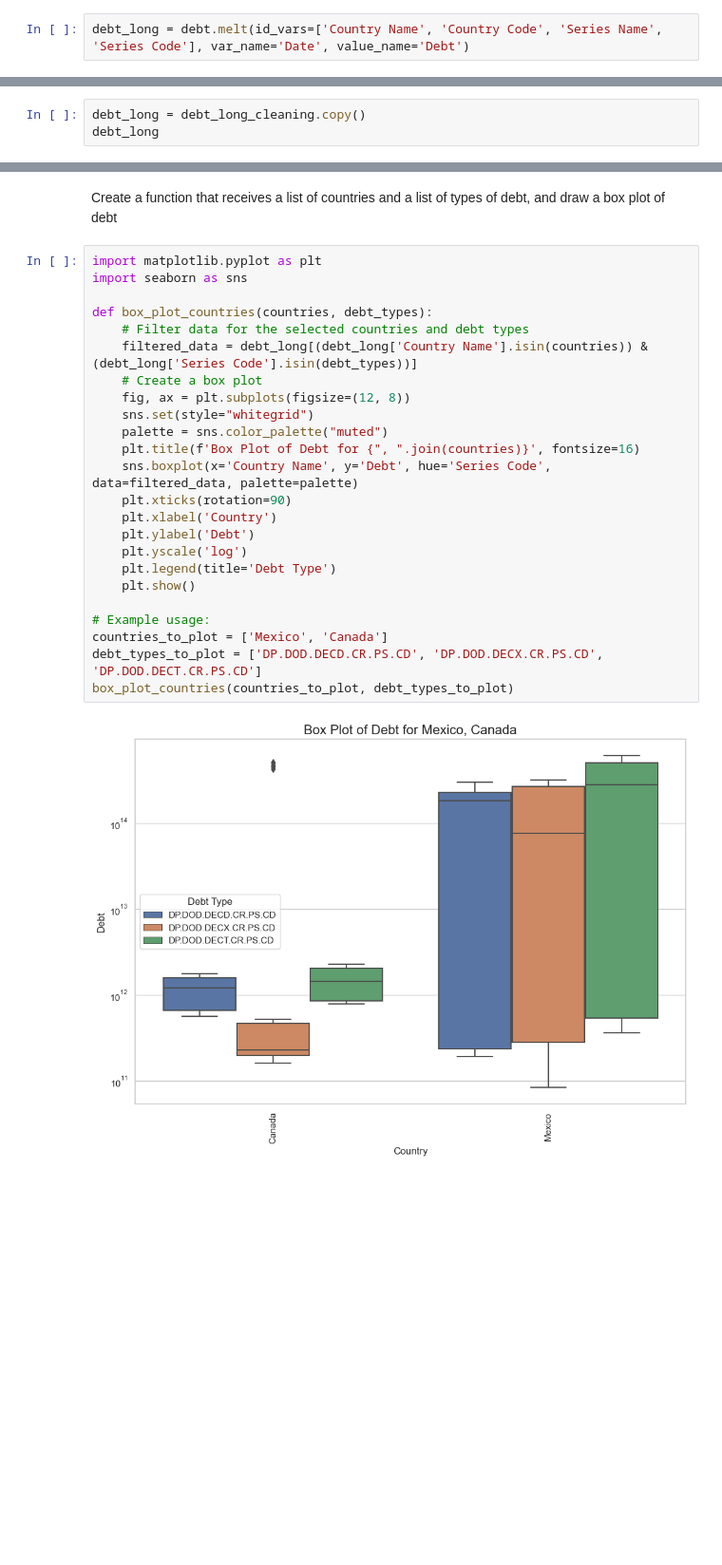
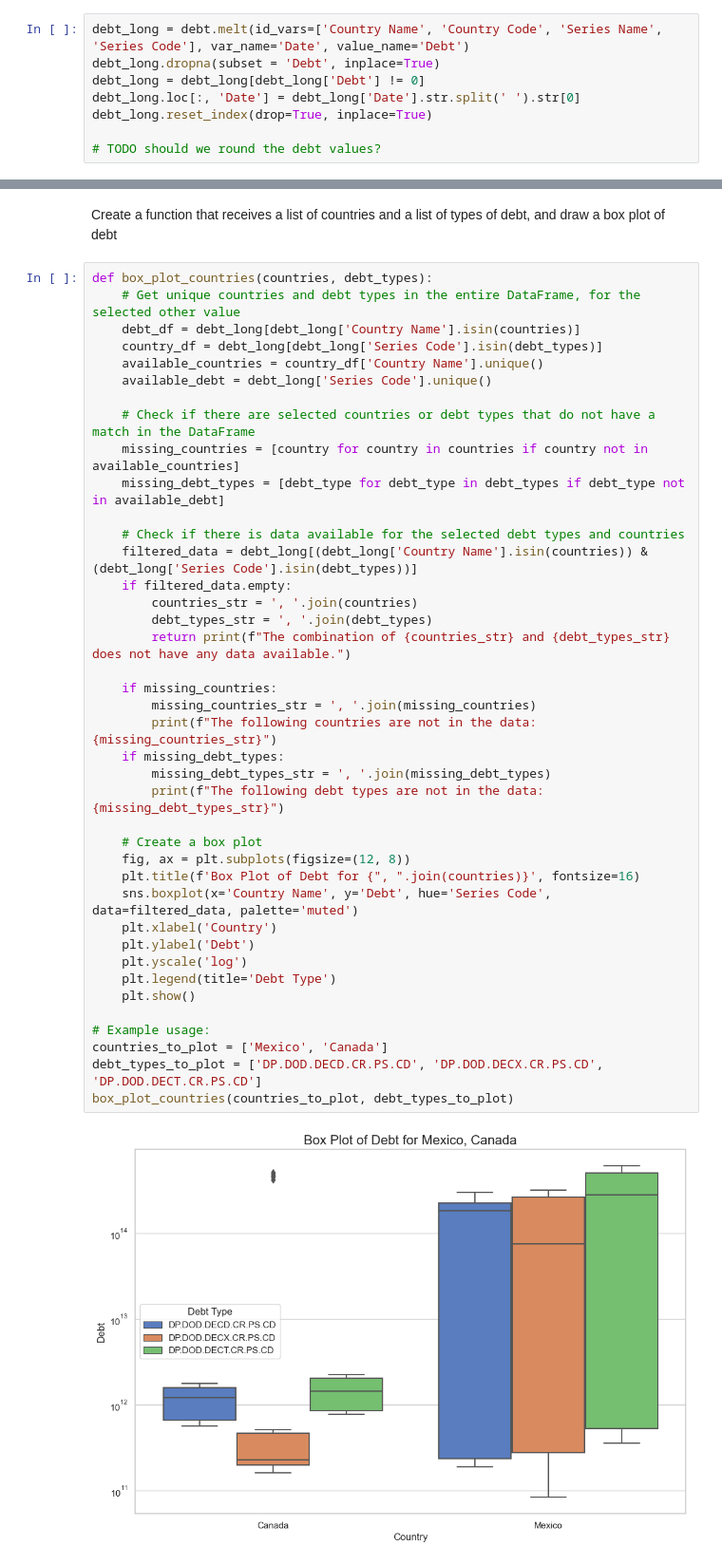
Before and after one commit to ymb287/IEU_Advanced_Coding_2, a Jupyter notebook: Project_2.ipynb, the cells around one changed output, grey strips where cells are left out. Shown at 95% size. Cells and saved outputs as stored; diff of their text form; blank space fills up the shorter version.

```diff
--- a/Project_2.ipynb
+++ b/Project_2.ipynb
@@ -128,2 +121,8 @@ debt.head(1)
 # %%
 debt_long = debt.melt(id_vars=['Country Name', 'Country Code', 'Series Name', 'Series Code'], var_name='Date', value_name='Debt')
+debt_long.dropna(subset = 'Debt', inplace=True)
+debt_long = debt_long[debt_long['Debt'] != 0]
+debt_long.loc[:, 'Date'] = debt_long['Date'].str.split(' ').str[0]
+debt_long.reset_index(drop=True, inplace=True)
+
+# TODO should we round the debt values?
@@ -139,3 +128,0 @@ debt_long_cleaning.reset_index(drop=True, inplace=True)
-# %%
-debt_long = debt_long_cleaning.copy()
-debt_long
@@ -342,28 +325,44 @@ line_chart_debt_types(country_to_plot, debt_types_to_plot)
 # %% [markdown]
 Create a function that receives a list of countries and a list of types of debt, and draw a box plot of debt
 # %%
-import matplotlib.pyplot as plt
-import seaborn as sns
+def box_plot_countries(countries, debt_types):
+    # Get unique countries and debt types in the entire DataFrame, for the selected other value
+    debt_df = debt_long[debt_long['Country Name'].isin(countries)]
+    country_df = debt_long[debt_long['Series Code'].isin(debt_types)]
+    available_countries = country_df['Country Name'].unique()
+    available_debt = debt_long['Series Code'].unique()
 
-def box_plot_countries(countries, debt_types):
-    # Filter data for the selected countries and debt types
+    # Check if there are selected countries or debt types that do not have a match in the DataFrame
+    missing_countries = [country for country in countries if country not in available_countries]
+    missing_debt_types = [debt_type for debt_type in debt_types if debt_type not in available_debt]
+
+    # Check if there is data available for the selected debt types and countries
     filtered_data = debt_long[(debt_long['Country Name'].isin(countries)) & (debt_long['Series Code'].isin(debt_types))]
+    if filtered_data.empty:
+        countries_str = ', '.join(countries)
+        debt_types_str = ', '.join(debt_types)
+        return print(f"The combination of {countries_str} and {debt_types_str} does not have any data available.")
+
+    if missing_countries:
+        missing_countries_str = ', '.join(missing_countries)
+        print(f"The following countries are not in the data: {missing_countries_str}")
+    if missing_debt_types:
+        missing_debt_types_str = ', '.join(missing_debt_types)
+        print(f"The following debt types are not in the data: {missing_debt_types_str}")
+
     # Create a box plot
     fig, ax = plt.subplots(figsize=(12, 8))
-    sns.set(style="whitegrid")
-    palette = sns.color_palette("muted")
     plt.title(f'Box Plot of Debt for {", ".join(countries)}', fontsize=16)
-    sns.boxplot(x='Country Name', y='Debt', hue='Series Code', data=filtered_data, palette=palette)
-    plt.xticks(rotation=90)
+    sns.boxplot(x='Country Name', y='Debt', hue='Series Code', data=filtered_data, palette='muted')
     plt.xlabel('Country')
     plt.ylabel('Debt')
     plt.yscale('log')
     plt.legend(title='Debt Type')
     plt.show()
 
 # Example usage:
 countries_to_plot = ['Mexico', 'Canada']
 debt_types_to_plot = ['DP.DOD.DECD.CR.PS.CD', 'DP.DOD.DECX.CR.PS.CD', 'DP.DOD.DECT.CR.PS.CD']
 box_plot_countries(countries_to_plot, debt_types_to_plot)
 # %% [output]
-[figure, old version]
+[figure, new version]
```
Also changed, not shown: parts of 14 cells of this notebook, 1 other file.
